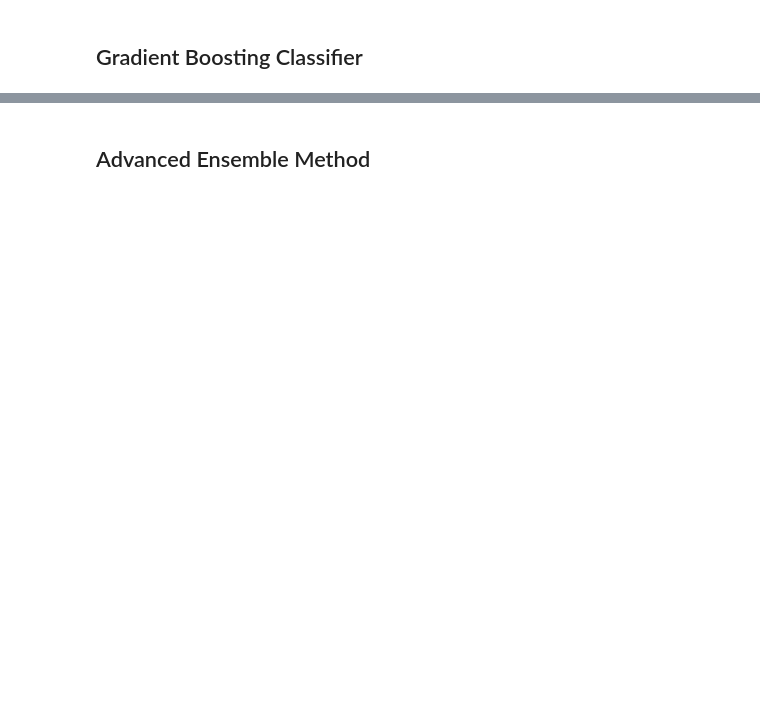
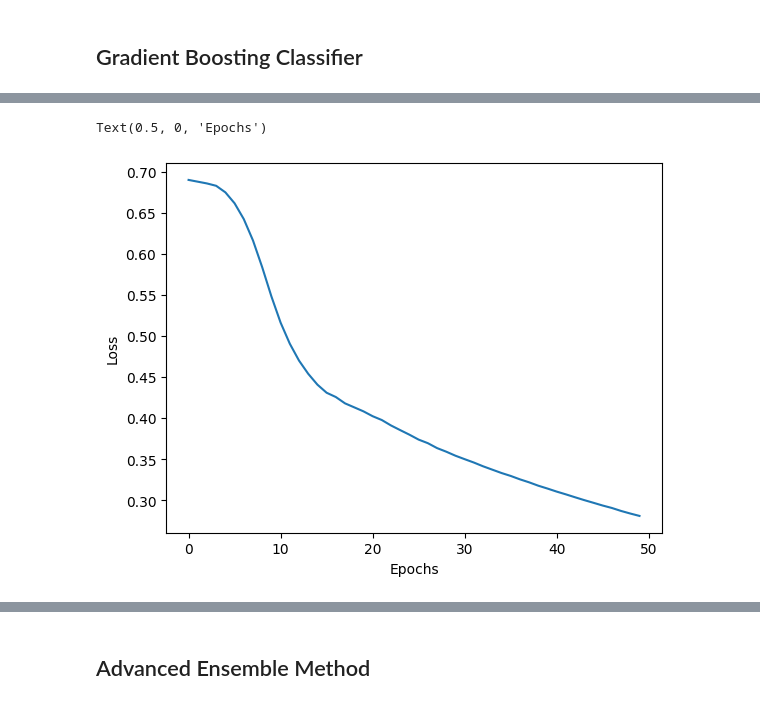
Before and after one commit to ChidiUmeh/3signet-Projects, a Jupyter notebook: week 5 Task/models optimization.ipynb, the cells around one changed output, grey strips where cells are left out. Cells and saved outputs as stored; diff of their text form; code cells hidden in the pictures; blank space fills up the shorter version.

```diff
--- a/week 5 Task/models optimization.ipynb
+++ b/week 5 Task/models optimization.ipynb
@@ -230,0 +778,20 @@ plot_learning_curve(gbt)
+# %%
+# Pick a random seed for randomization
+torch.manual_seed(41)
+
+# Create an instance of model
+model = Model()
+# %%
+# Convert X features to float tensors
+X_train = torch.FloatTensor(X_train.values)
+X_test = torch.FloatTensor(X_test.values)
+
+# Convert y labels to tensors long(int)
+y_train = torch.LongTensor(y_train.values)
+y_test = torch.LongTensor(y_test.values)
+
+#  Setthe criterion of model to measure the error
+criterion = CrossEntropyLoss()
+
+# Set the optimizer
+optimizer = optim.Adam(model.parameters(), lr=0.01)
@@ -230,0 +808,17 @@ plot_learning_curve(gbt)
+# %%
+# Train our model
+epochs = 50
+losses = []
+
+for i in range(epochs):
+  y_pred = model.forward(X_train)
+  loss = criterion(y_pred, y_train)
+  losses.append(loss.detach().numpy())
+
+  if i%10 == 0:
+    print(f'Epoch: {i} Loss: {loss}')
+    i+=1
+
+  optimizer.zero_grad()
+  loss.backward()
+  optimizer.step()
@@ -230,0 +831,8 @@ plot_learning_curve(gbt)
+# %%
+# Graph
+plt.plot(range(epochs), losses)
+plt.ylabel('Loss')
+plt.xlabel('Epochs')
+# %% [output]
+Text(0.5, 0, 'Epochs')
+[figure, added]
```
Also changed, not shown: parts of 81 cells of this notebook, 12 other files.
